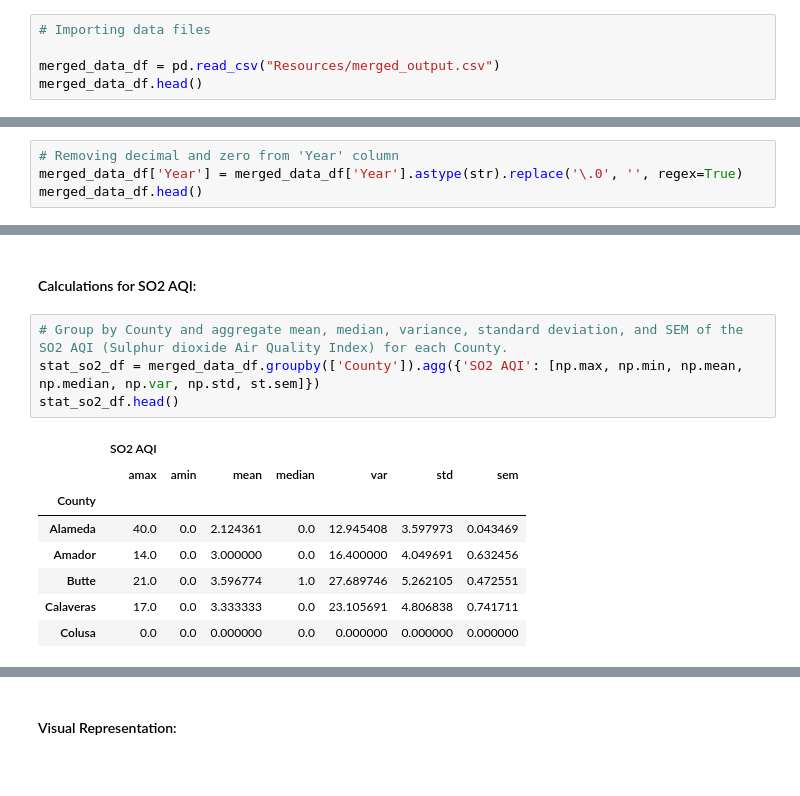
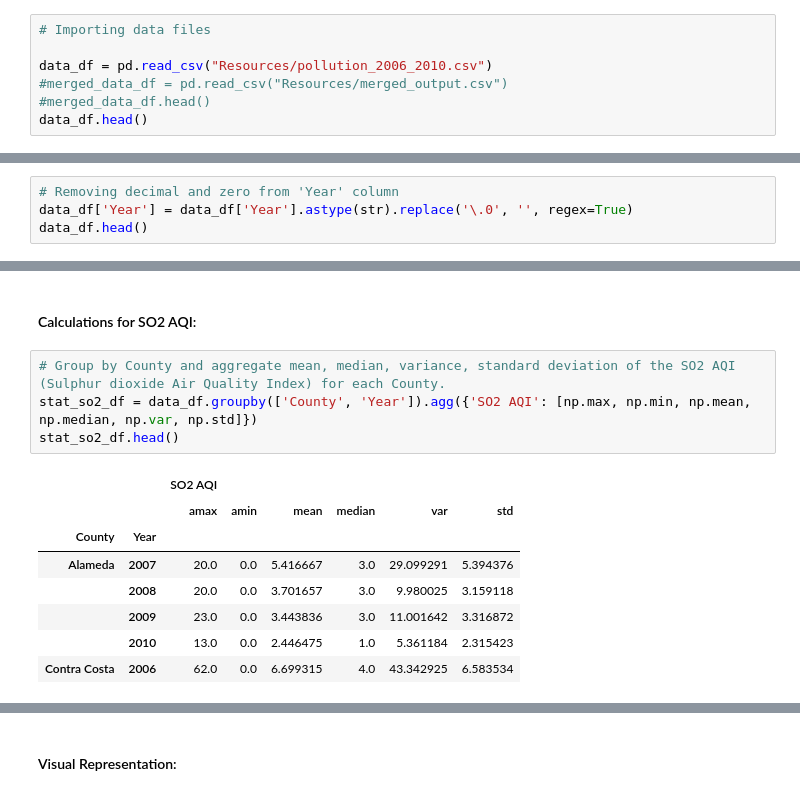
Before and after one commit to dalismo/Project-1, a Jupyter notebook: mq_statistical_analysis_SO2.ipynb, the cells around one changed output, grey strips where cells are left out. Saved outputs shown, nothing was run; the diff lists cells and outputs as text.

```diff
--- a/mq_statistical_analysis_SO2.ipynb
+++ b/mq_statistical_analysis_SO2.ipynb
@@ -7,6 +7,8 @@ import scipy.stats as st
 # %%
 # Importing data files
 
-merged_data_df = pd.read_csv("Resources/merged_output.csv")
-merged_data_df.head()
+data_df = pd.read_csv("Resources/pollution_2006_2010.csv")
+#merged_data_df = pd.read_csv("Resources/merged_output.csv")
+#merged_data_df.head()
+data_df.head()
 # %% [output]
@@ -20,5 +22,5 @@ merged_data_df.head()
 # %%
 # Removing decimal and zero from 'Year' column
-merged_data_df['Year'] = merged_data_df['Year'].astype(str).replace('\.0', '', regex=True)
-merged_data_df.head()
+data_df['Year'] = data_df['Year'].astype(str).replace('\.0', '', regex=True)
+data_df.head()
 # %% [output]
@@ -35,16 +37,16 @@ merged_data_df.head()
 # %% [markdown]
 #### Calculations for SO2 AQI:
 # %%
-# Group by County and aggregate mean, median, variance, standard deviation, and SEM of the SO2 AQI (Sulphur dioxide Air Quality Index) for each County.
-stat_so2_df = merged_data_df.groupby(['County']).agg({'SO2 AQI': [np.max, np.min, np.mean, np.median, np.var, np.std, st.sem]})
+# Group by County and aggregate mean, median, variance, standard deviation of the SO2 AQI (Sulphur dioxide Air Quality Index) for each County.
+stat_so2_df = data_df.groupby(['County', 'Year']).agg({'SO2 AQI': [np.max, np.min, np.mean, np.median, np.var, np.std]})
 stat_so2_df.head()
 # %% [output]
-|  | SO2 AQI |  |  |  |  |  |  |
-|  | amax | amin | mean | median | var | std | sem |
-| County |  |  |  |  |  |  |  |
-| Alameda | 40.0 | 0.0 | 2.124361 | 0.0 | 12.945408 | 3.597973 | 0.043469 |
-| Amador | 14.0 | 0.0 | 3.000000 | 0.0 | 16.400000 | 4.049691 | 0.632456 |
-| Butte | 21.0 | 0.0 | 3.596774 | 1.0 | 27.689746 | 5.262105 | 0.472551 |
-| Calaveras | 17.0 | 0.0 | 3.333333 | 0.0 | 23.105691 | 4.806838 | 0.741711 |
-| Colusa | 0.0 | 0.0 | 0.000000 | 0.0 | 0.000000 | 0.000000 | 0.000000 |
+|  |  | SO2 AQI |  |  |  |  |  |
+|  |  | amax | amin | mean | median | var | std |
+| County | Year |  |  |  |  |  |  |
+| Alameda | 2007 | 20.0 | 0.0 | 5.416667 | 3.0 | 29.099291 | 5.394376 |
+|  | 2008 | 20.0 | 0.0 | 3.701657 | 3.0 | 9.980025 | 3.159118 |
+|  | 2009 | 23.0 | 0.0 | 3.443836 | 3.0 | 11.001642 | 3.316872 |
+|  | 2010 | 13.0 | 0.0 | 2.446475 | 1.0 | 5.361184 | 2.315423 |
+| Contra Costa | 2006 | 62.0 | 0.0 | 6.699315 | 4.0 | 43.342925 | 6.583534 |
 # %%
```
Also changed, not shown: parts of 18 cells of this notebook, 3 other files.
